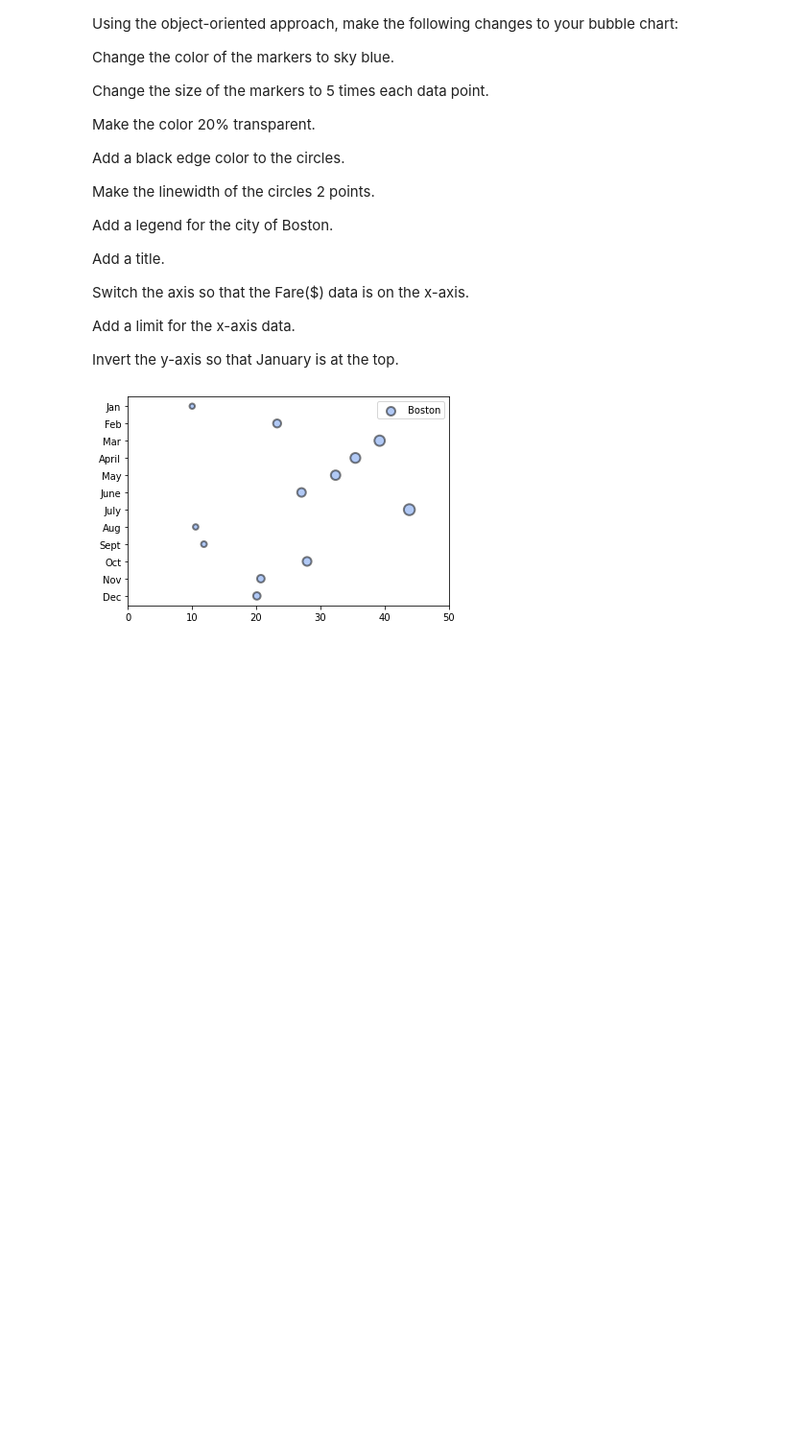
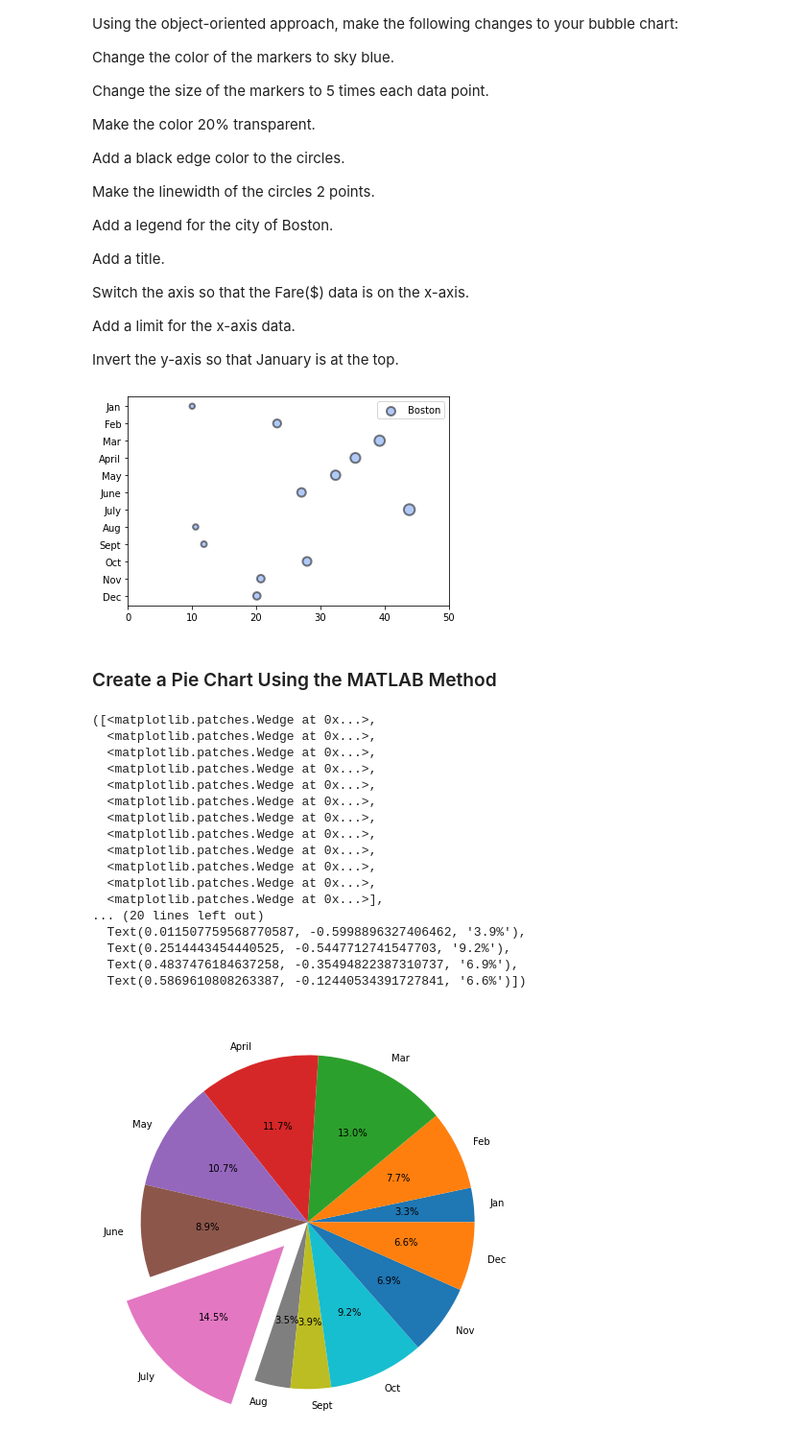
Before and after one commit to cameronmitchell18/PyBer-Analysis-Practice, a Jupyter notebook: PyBer_Practice.ipynb, the cells around one changed output. Shown at 96% size. Cells and saved outputs as stored; diff of their text form; code cells hidden in the pictures; blank space fills up the shorter version.

Commit message:
Pie Charts

```diff
--- a/PyBer_Practice.ipynb
+++ b/PyBer_Practice.ipynb
@@ -381,3 +381,37 @@ for data in y_axis:
   y_axis_larger.append(data*3)
 # %% [output]
 [figure]
+# %% [markdown]
+### Create a Pie Chart Using the MATLAB Method
+# %%
+x_axis = ["Jan", "Feb", "Mar", "April", "May", "June", "July", "Aug", "Sept", "Oct", "Nov", "Dec"]
+y_axis = [10.02, 23.24, 39.20, 35.42, 32.34, 27.04, 43.82, 10.56, 11.85, 27.90, 20.71, 20.09]
+explode_values = (0, 0, 0, 0, 0, 0, 0.2, 0, 0, 0, 0, 0)
+plt.subplots(figsize=(8, 8))
+plt.pie(y_axis, explode=explode_values, labels=x_axis, autopct='%.1f%%')
+
+# NOTE: To explode a pie wedge, we use array-like data points (like the tuple explode_values = (0, 0, 0, 0, 0, 0, 0.2, 0, 0, 0, 0, 0)) for each value in the pie chart.
+# NOTE: The length of the tuple should be equal to the number of wedges in the pie chart.
+# NOTE: The value specified to "explode" a wedge is the fraction of the radius from the center of the pie for each wedge.
+# NOTE: To pop out the seventh month, July, we use a decimal-point value of 0.2.
+# NOTE: To add the percentage of each wedge on the pie chart, we use the autopct parameter and provide the format of one decimal place using .1f%.
+# NOTE: The % before and after the .1f% formats the number as a percentage.
+# %% [output]
+([<matplotlib.patches.Wedge at 0x...>,
+  <matplotlib.patches.Wedge at 0x...>,
+  <matplotlib.patches.Wedge at 0x...>,
+  <matplotlib.patches.Wedge at 0x...>,
+  <matplotlib.patches.Wedge at 0x...>,
+  <matplotlib.patches.Wedge at 0x...>,
+  <matplotlib.patches.Wedge at 0x...>,
+  <matplotlib.patches.Wedge at 0x...>,
+  <matplotlib.patches.Wedge at 0x...>,
+  <matplotlib.patches.Wedge at 0x...>,
+  <matplotlib.patches.Wedge at 0x...>,
+  <matplotlib.patches.Wedge at 0x...>],
+... (20 lines left out)
+  Text(0.011507759568770587, -0.5998896327406462, '3.9%'),
+  Text(0.2514443454440525, -0.5447712741547703, '9.2%'),
+  Text(0.4837476184637258, -0.35494822387310737, '6.9%'),
+  Text(0.5869610808263387, -0.12440534391727841, '6.6%')])
+[figure, added]
```
Also changed, not shown: parts of 5 cells of this notebook.
